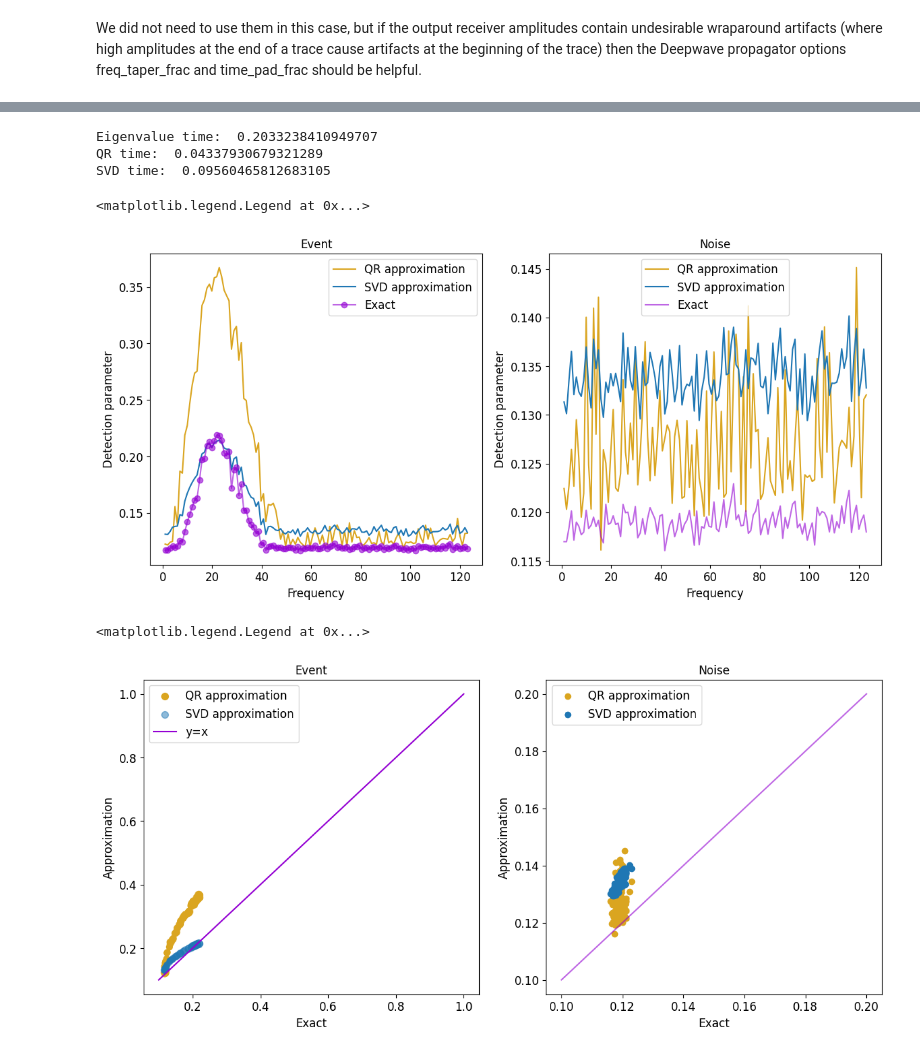
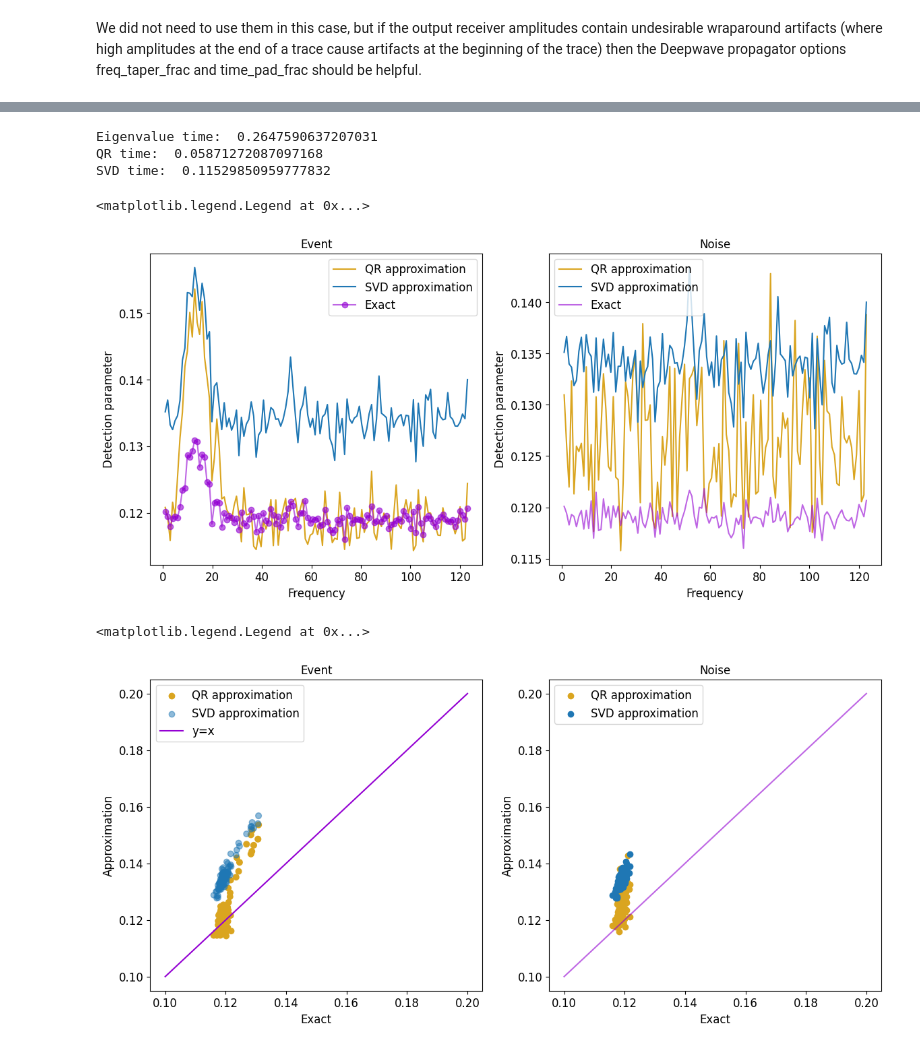
Before and after one commit to aissah/coherence_analysis_histroy, a Jupyter notebook: marmousi_deepwave.ipynb, the cells around one changed output, grey strips where cells are left out. Cells and saved outputs as stored; diff of their text form; code cells hidden in the pictures.

```diff
--- a/marmousi_deepwave.ipynb
+++ b/marmousi_deepwave.ipynb
@@ -62,7 +62,7 @@ receiver_depth = 2  # 2 * 4m = 8m
 
 n_receivers_per_shot = min(n_receivers_per_shot, int(nx/d_receiver))
 
-freq = 25
+freq = 15
 nt = 750 * 3
 dt = 0.004
 peak_time = 50.5 / freq
@@ -170,7 +170,7 @@ nr, nc = coherence_data.shape
 noise = np.random.normal(scale=1, size=(nr,nc))
 # normalize noise
 noise = noise / np.linalg.norm(noise)
-noise = noise * np.max(np.abs(coherence_data)) * 10
+noise = noise * np.max(np.abs(coherence_data)) * 40
 coherence_data = coherence_data + noise
 # coherence_data.shape
 vmin, vmax = torch.quantile(receiver_amplitudes[0],
@@ -279,7 +279,7 @@ for d in range(num_frames):
 
     RRH = R@(np.matrix(R).H)
     # diag is of sqrt(RR^*)
-    qr_approx2 = np.power(np.diag(RRH),1)
+    qr_approx2 = np.power(np.diag(RRH),0.5)
     event_detection_qr[d] = np.max(qr_approx2)/np.sum(qr_approx2)
 
     Q,R = np.linalg.qr(norm_win_spectra_noise[d])
@@ -312,9 +312,9 @@ print("Eigenvalue time: ", eig_time)
 print("QR time: ", qr_time)
 print("SVD time: ", svd_time)
 # %% [output]
-Eigenvalue time:  0.2033238410949707
-QR time:  0.04337930679321289
-SVD time:  0.09560465812683105
+Eigenvalue time:  0.2647590637207031
+QR time:  0.05871272087097168
+SVD time:  0.11529850959777832
 # %%
 fsize = 12
 last_freq_index = -1
@@ -345,41 +345,41 @@ plt.title("Noise",fontsize=fsize)
 plt.legend(fontsize=fsize)
 # %% [output]
 <matplotlib.legend.Legend at 0x...>
-[figure, old version]
+[figure, new version]
 # %%
 plt.figure(figsize=(14,6))
 plt.subplot(1,2,1)
 plt.scatter(event_detection[1:last_freq_index], event_detection_qr[1:last_freq_index], s=event_detection[1:last_freq_index]*300, color="goldenrod", label='QR approximation')
 plt.scatter(event_detection[1:last_freq_index], event_detection_svd[1:last_freq_index], s=event_detection[1:last_freq_index]*300, alpha=0.5, label='SVD approximation')
-plt.plot([0.1,1],[0.1,1], color="darkviolet", label="y=x")
+plt.plot([0.1,0.2],[0.1,0.2], color="darkviolet", label="y=x")
 # xx = np.linspace(0.1,1,100)
 # # yy = np.power(xx,0.5) - (1-xx)**10
 # yy = np.cos(0.6*(xx-1)*np.pi)**0.8
 # plt.plot(xx,yy, color="darkviolet", linestyle="--", label="y=x^0.5")
 
 plt.ylabel("Approximation",fontsize=fsize)
 plt.xlabel("Exact",fontsize=fsize)
 plt.xticks(fontsize=fsize)
 plt.yticks(fontsize=fsize)
 plt.title("Event",fontsize=fsize)
 plt.legend(fontsize=fsize)
 
 plt.subplot(1,2,2)
 
 plt.scatter(noise_detection[1:last_freq_index], noise_detection_qr[1:last_freq_index], color="goldenrod", label='QR approximation')
 plt.scatter(noise_detection[1:last_freq_index], noise_detection_svd[1:last_freq_index], label='SVD approximation')
 plt.plot([0.1,0.2],[0.1,0.2], color="darkviolet", alpha=0.6)
 
 
 plt.ylabel("Approximation",fontsize=fsize)
 plt.xlabel("Exact",fontsize=fsize)
 plt.xticks(fontsize=fsize)
 plt.yticks(fontsize=fsize)
 plt.title("Noise",fontsize=fsize)
 plt.legend(fontsize=fsize)
 # %% [output]
 <matplotlib.legend.Legend at 0x...>
-[figure, old version]
+[figure, new version]
 # %%
 absolute_spectra = np.fft.rfft(coherence_data[20])
 frequencies = np.fft.rfftfreq(len(coherence_data[20]), dt)
```
Also changed, not shown: parts of 9 cells of this notebook.
